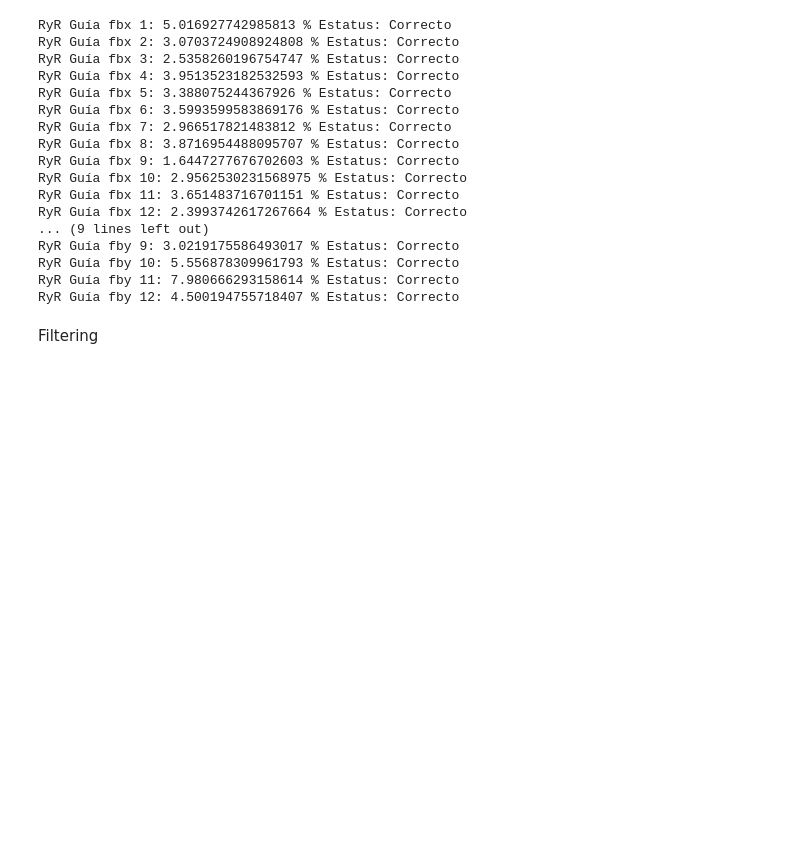
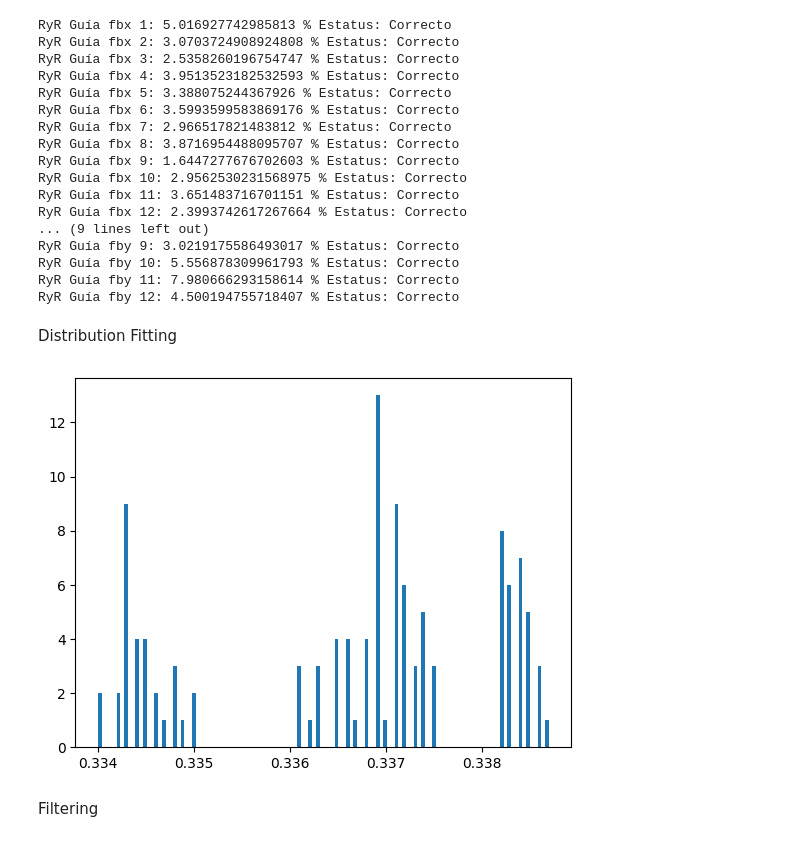
Before and after one commit to LucianoGP95/Python_Eiit_RyR, a Jupyter notebook: RyR_Analyser/RyR filter.ipynb, the cells around one changed output. Drawn from its saved outputs; the diff is of its cells as text; code cells hidden in the pictures; blank space fills up the shorter version.

```diff
--- a/RyR_Analyser/RyR filter.ipynb
+++ b/RyR_Analyser/RyR filter.ipynb
@@ -124,6 +104,21 @@ RyR Guía fby 9: 3.0219175586493017 % Estatus: Correcto
 RyR Guía fby 10: 5.556878309961793 % Estatus: Correcto
 RyR Guía fby 11: 7.980666293158614 % Estatus: Correcto
 RyR Guía fby 12: 4.500194755718407 % Estatus: Correcto
+# %% [markdown]
+Distribution Fitting
+# %%
+array = df.values
+fbx_low = array[0::6].reshape(-1, 1)
+fby_low = array[1::6].reshape(-1, 1)
+fbx_medium = array[2::6].reshape(-1, 1)
+fby_medium = array[2::6].reshape(-1, 1)
+fbx_high = array[4::6].reshape(-1, 1)
+fby_high = array[5::6].reshape(-1, 1)
+values = np.concatenate([[fbx_low], [fby_low], [fbx_medium], [fby_medium], [fbx_high], [fby_high]]).reshape(6, 120)
+plt.hist(values[np.random.randint(1, 6), :], 120)
+plt.show()
+# %% [output]
+[figure, added]
 # %% [markdown]
 Filtering
 # %% [markdown]
```
Also changed, not shown: parts of 2 cells of this notebook, 1 other file.
